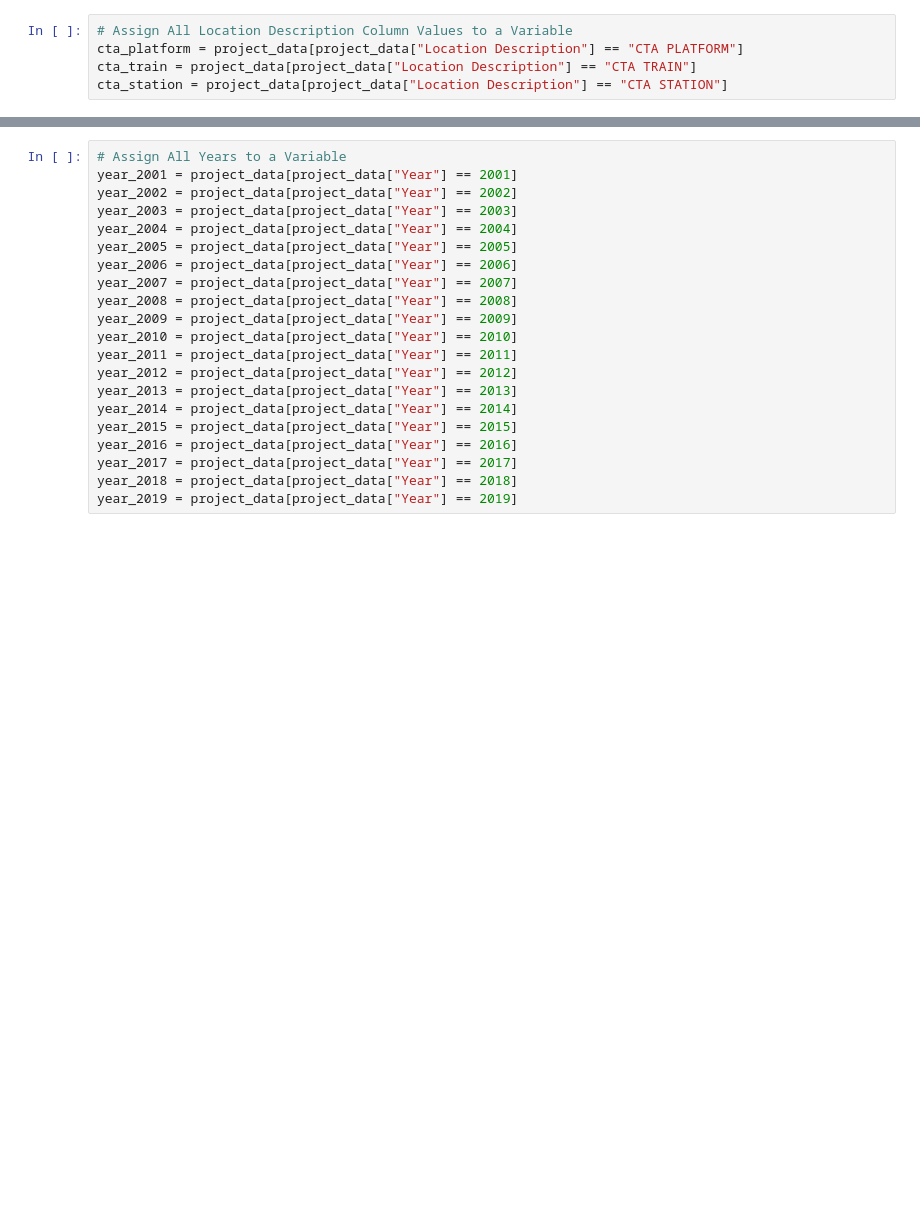
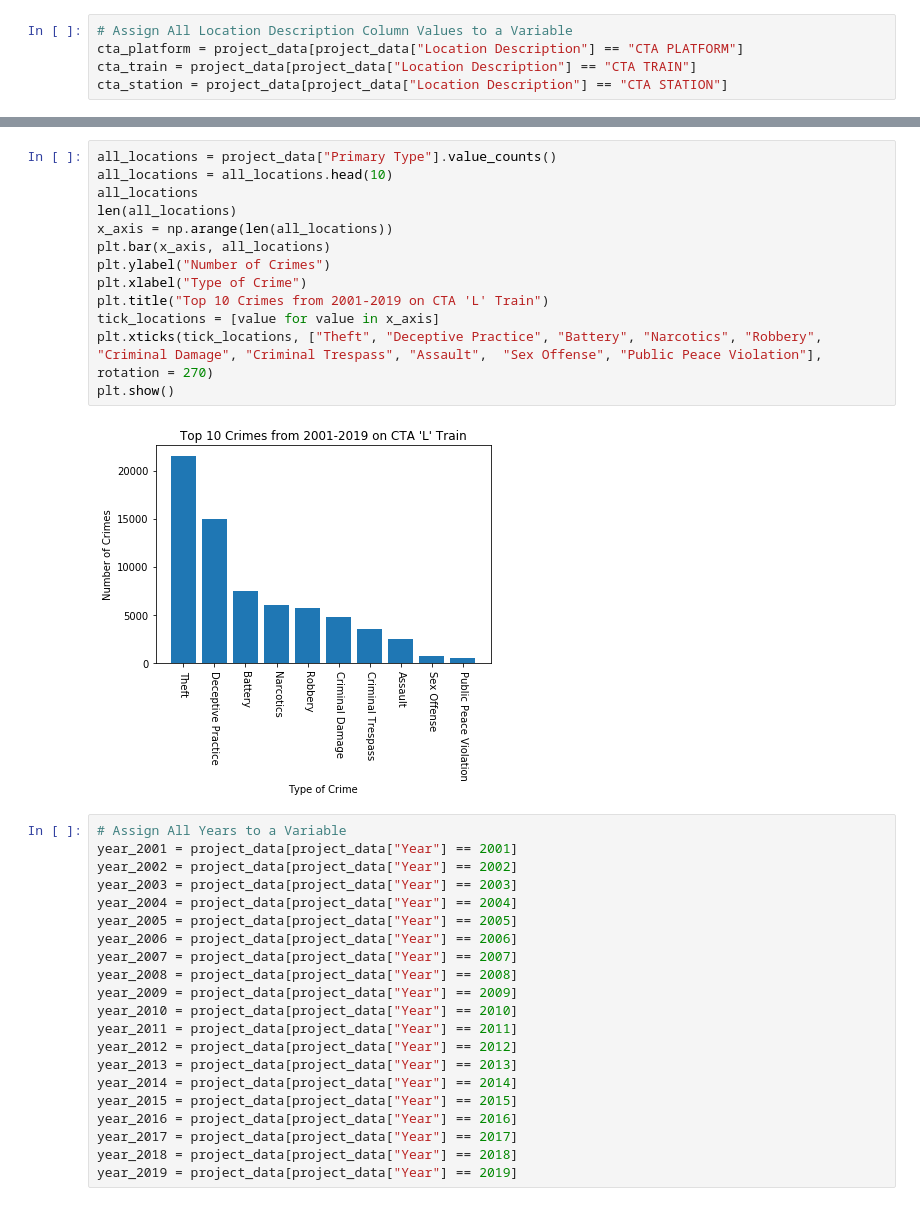
Before and after one commit to o0oo000o0o0o/Project-1, a Jupyter notebook: project.ipynb, the cells around one changed output, grey strips where cells are left out. Saved outputs shown, nothing was run; the diff lists cells and outputs as text; blank space fills up the shorter version.

Commit message:
Created more graphs

```diff
--- a/project.ipynb
+++ b/project.ipynb
@@ -121,3 +123,18 @@ Name: Primary Type, dtype: int64
+# %%
+all_locations = project_data["Primary Type"].value_counts()
+all_locations = all_locations.head(10)
+all_locations
+len(all_locations)
+x_axis = np.arange(len(all_locations))
+plt.bar(x_axis, all_locations)
+plt.ylabel("Number of Crimes")
+plt.xlabel("Type of Crime")
+plt.title("Top 10 Crimes from 2001-2019 on CTA 'L' Train")
+tick_locations = [value for value in x_axis]
+plt.xticks(tick_locations, ["Theft", "Deceptive Practice", "Battery", "Narcotics", "Robbery", "Criminal Damage", "Criminal Trespass", "Assault",  "Sex Offense", "Public Peace Violation"], rotation = 270)
+plt.show()
+# %% [output]
+[figure, added]
 # %%
 # Assign All Years to a Variable
 year_2001 = project_data[project_data["Year"] == 2001]
```
Also changed, not shown: parts of 6 cells of this notebook, 1 other file.
